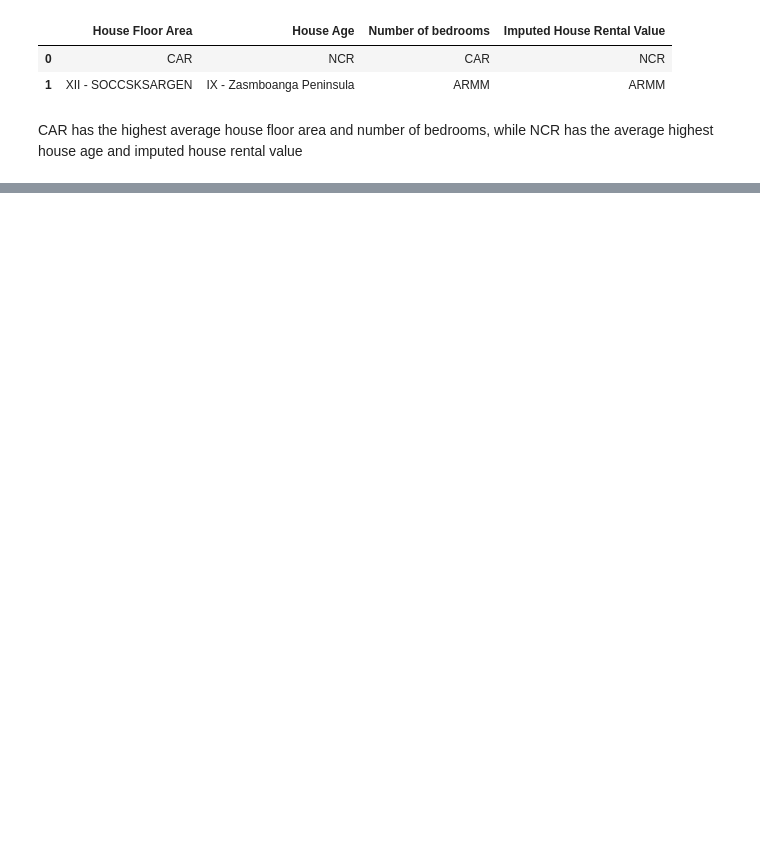
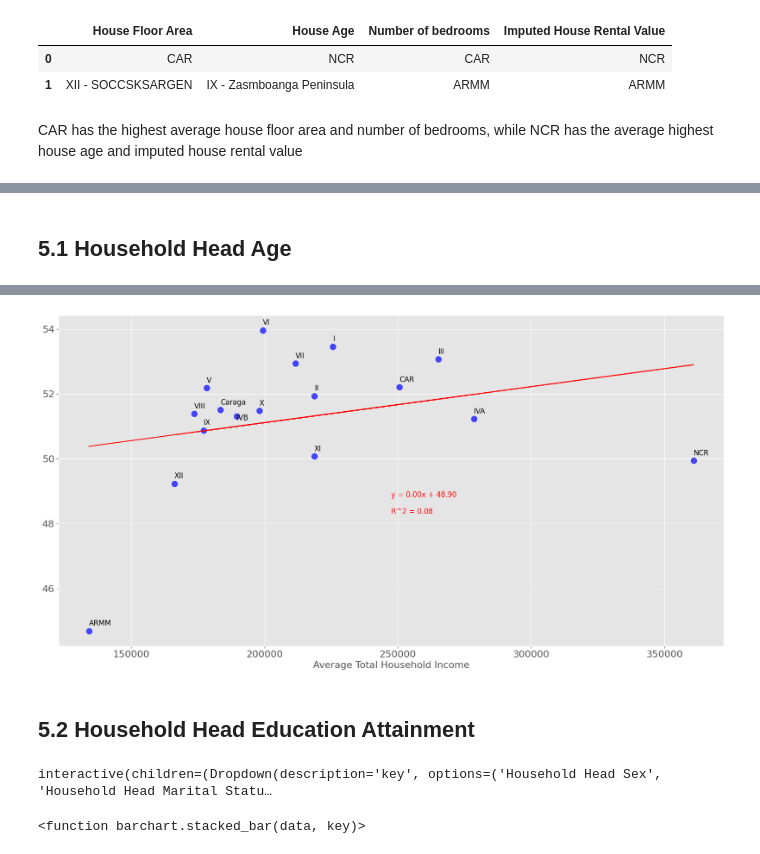
Before and after one commit to kiaraesguerra/filipino-income-expenditures, a Jupyter notebook: 01 EDA - Regional Average.ipynb, the cells around one changed output, grey strips where cells are left out. Saved outputs shown, nothing was run; the diff lists cells and outputs as text; code cells hidden in the pictures; blank space fills up the shorter version.

```diff
--- a/01 EDA - Regional Average.ipynb
+++ b/01 EDA - Regional Average.ipynb
@@ -157,7 +197,15 @@ interactive(children=(Dropdown(description='key', options=('Type of Building/Hou
 # %%
 householdhead_data_discrete = householdhead_data[:]
 householdhead_data_discrete.remove('Household Head Age')
+# %% [markdown]
+## 5.1 Household Head Age
 # %%
 bar_chart_regional_average(data, key='Household Head Age')
 # %% [output]
 [figure]
+# %%
+regional_scatter_plot(data, 'Household Head Age')
+# %% [output]
+[figure, added]
+# %% [markdown]
+## 5.2 Household Head Education Attainment
@@ -163,0 +214,6 @@ bar_chart_regional_average(data, key='Household Head Age')
+# %%
+data = aggregate_householdhead_education(data)
+interact(stacked_bar, data=fixed(data), key=householdhead_data_discrete)
+# %% [output]
+interactive(children=(Dropdown(description='key', options=('Household Head Sex', 'Household Head Marital Statu…
+<function barchart.stacked_bar(data, key)>
```
Also changed, not shown: parts of 43 cells of this notebook, 7 other files.
